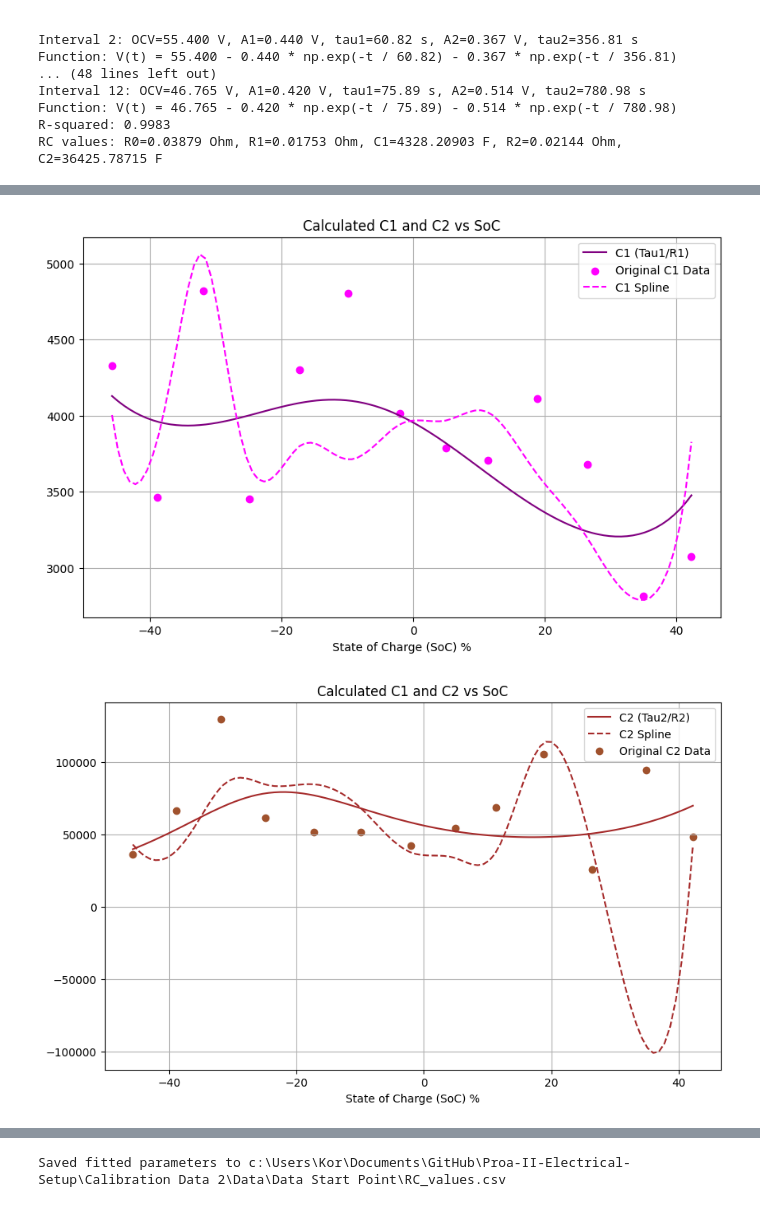
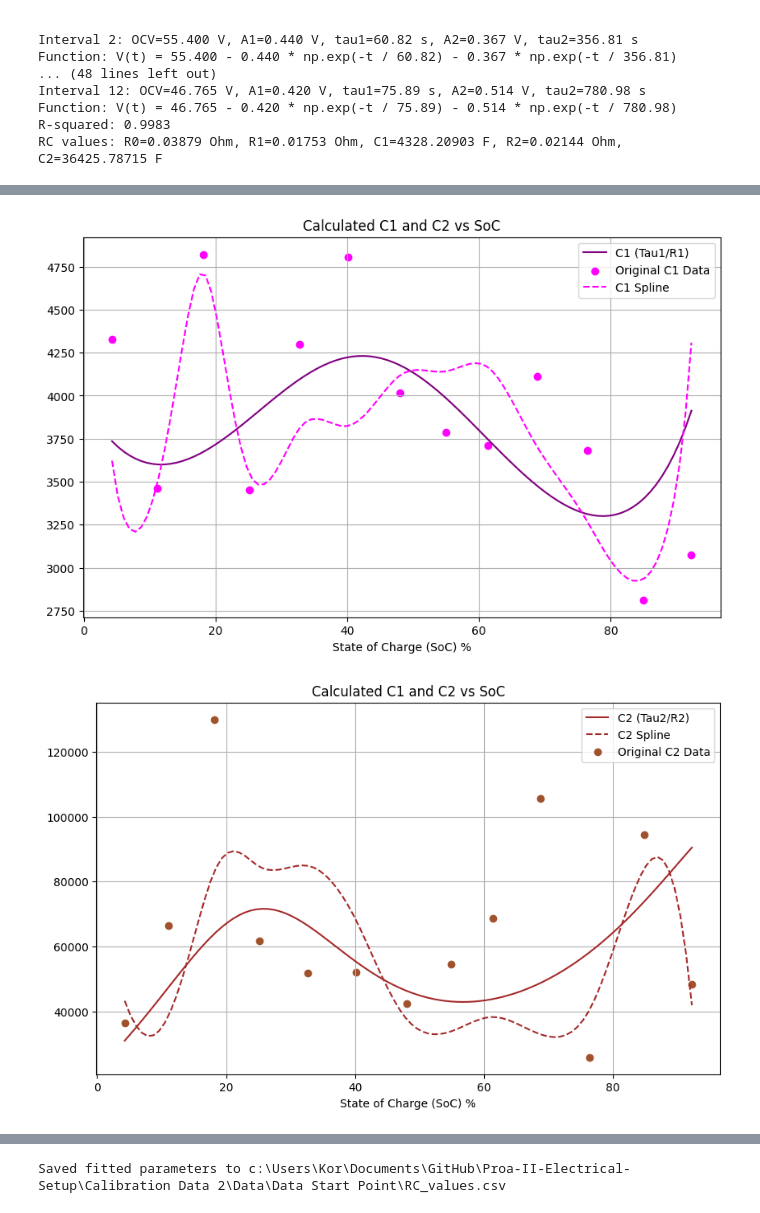
Before and after one commit to Inverated/Proa-II-Electrical-Setup, a Jupyter notebook: Calibration Data 2/Data/calibration_code/4.rc-curve-fit.ipynb, the cells around one changed output, grey strips where cells are left out. Saved outputs shown, nothing was run; the diff lists cells and outputs as text; code cells hidden in the pictures.

```diff
--- a/Calibration Data 2/Data/calibration_code/4.rc-curve-fit.ipynb
+++ b/Calibration Data 2/Data/calibration_code/4.rc-curve-fit.ipynb
@@ -231,18 +230,18 @@ r2_soc = []
 r0_index_to_drop = []
 r1_index_to_drop = []
 r2_index_to_drop = []
-for i in range(len(normalised_soc)):
+for i in range(len(fitted_params_list["SoC"])):
     if i not in r0_index_to_drop:
         r0_cleaned.append(fitted_params_list["r0"][i])
-        r0_soc.append(normalised_soc[i])
+        r0_soc.append(fitted_params_list["SoC"][i])
 
     if i not in r1_index_to_drop:
         r1_cleaned.append(fitted_params_list["r1"][i])
-        r1_soc.append(normalised_soc[i])
+        r1_soc.append(fitted_params_list["SoC"][i])
 
     if i not in r2_index_to_drop:
         r2_cleaned.append(fitted_params_list["r2"][i])
-        r2_soc.append(normalised_soc[i])
+        r2_soc.append(fitted_params_list["SoC"][i])
 # %%
 CENTER = 50 # Shift center of graph at 50% SoC to origin
 r_model = lambda x, a, b, c, d, e: a * (x - CENTER)**4 + b * (x - CENTER)**3 + c * (x - CENTER)**2 + d * (x - CENTER) + e
@@ -319,24 +317,24 @@ tau_1_soc = []
 
 tau_1_index_to_drop = [7]
 
-for i in range(len(normalised_soc)):
+for i in range(len(fitted_params_list["SoC"])):
     if i not in tau_1_index_to_drop:
         tau_1_cleaned.append(fitted_params_list["tau1"][i])
-        tau_1_soc.append(normalised_soc[i])
+        tau_1_soc.append(fitted_params_list["SoC"][i])
 
 t_model = lambda x, a, b, c: a * (x - CENTER)**4 + b * (x - CENTER)**2 + c
 tau_1_params, _ = curve_fit.curve_fit(t_model, tau_1_soc, tau_1_cleaned)
 print(f"Tau1 quartic fit parameters: {tau_1_params}")
 
-ori_r_squared = r_squared(np.array(normalised_soc), np.array(fitted_params_list["tau1"]), t_model, *tau_1_params)
+ori_r_squared = r_squared(np.array(fitted_params_list["SoC"]), np.array(fitted_params_list["tau1"]), t_model, *tau_1_params)
 filtered_r_squared = r_squared(np.array(tau_1_soc), np.array(tau_1_cleaned), t_model, *tau_1_params)
 print(f"R-squared for Tau1 fit: {filtered_r_squared:.4f} (original data R-squared: {ori_r_squared:.4f})")
-x_linespace = np.linspace(min(normalised_soc), max(normalised_soc), 100)
+x_linespace = np.linspace(min(fitted_params_list["SoC"]), max(fitted_params_list["SoC"]), 100)
 
 plt.figure(figsize=(10, 6))
 plt.scatter(tau_1_soc, tau_1_cleaned, label='Tau1 Data', color='red')
 plt.plot(x_linespace, t_model(x_linespace, *tau_1_params), label='Tau1 Fit', color='red')
-plt.scatter(normalised_soc, fitted_params_list["tau1"], color='red', marker='x', label='Original Tau1 Data')
+plt.scatter(fitted_params_list["SoC"], fitted_params_list["tau1"], color='red', marker='x', label='Original Tau1 Data')
 
 plt.title('Tau1 vs SoC')
 plt.xlabel('State of Charge (SoC) %')
@@ -351,26 +349,26 @@ R-squared for Tau1 fit: 0.4899 (original data R-squared: 0.2974)
 tau_2_cleaned = []
 tau_2_soc = []
 
-tau_2_index_to_drop = [1]
+tau_2_index_to_drop = [3]
 
-for i in range(len(normalised_soc)):
+for i in range(len(fitted_params_list["SoC"])):
     if i not in tau_2_index_to_drop:
         tau_2_cleaned.append(fitted_params_list["tau2"][i])
-        tau_2_soc.append(normalised_soc[i])
+        tau_2_soc.append(fitted_params_list["SoC"][i])
 
 t_model = lambda x, a, b, c: a * (x - CENTER)**4 + b * (x - CENTER)**2 + c
 tau_2_params, _ = curve_fit.curve_fit(t_model, tau_2_soc, tau_2_cleaned)
 print(f"Tau2 quadratic fit parameters: {tau_2_params}")
 
 print(f"R-squared for Tau2 fit: {r_squared(np.array(tau_2_soc), np.array(tau_2_cleaned), t_model, *tau_2_params):.4f}")
-print(f"R-squared for original Tau2 data: {r_squared(np.array(normalised_soc), np.array(fitted_params_list['tau2']), t_model, *tau_2_params):.4f}")
-x_linespace = np.linspace(min(normalised_soc), max(normalised_soc), 100)
+print(f"R-squared for original Tau2 data: {r_squared(np.array(fitted_params_list["SoC"]), np.array(fitted_params_list['tau2']), t_model, *tau_2_params):.4f}")
+x_linespace = np.linspace(min(fitted_params_list["SoC"]), max(fitted_params_list["SoC"]), 100)
 
 plt.figure(figsize=(10, 6))
 
 plt.scatter(tau_2_soc, tau_2_cleaned, label='Tau2 Data', color='green')
 plt.plot(x_linespace, t_model(x_linespace, *tau_2_params), label='Tau2 Fit', color='green')
-plt.scatter(normalised_soc, fitted_params_list["tau2"], color='green', marker='x', label='Original Tau2 Data')
+plt.scatter(fitted_params_list["SoC"], fitted_params_list["tau2"], color='green', marker='x', label='Original Tau2 Data')
 plt.title('Tau2 vs SoC')
 plt.xlabel('State of Charge (SoC) %')
 plt.legend()
@@ -384,5 +382,5 @@ R-squared for original Tau2 data: 0.1073
 # %%
-soc_range = np.linspace(min(normalised_soc), max(normalised_soc), 100)
+soc_range = np.linspace(min(fitted_params_list["SoC"]), max(fitted_params_list["SoC"]), 100)
 
 tau_1_smooth = t_model(soc_range, *tau_1_params)
 r1_smooth = r_model(soc_range, *r1_params)
@@ -395,7 +393,7 @@ c1_spline = tau_1_smooth / r1_spline_smooth
 
 plt.figure(figsize=(10, 6))
 plt.plot(soc_range, c1, label='C1 (Tau1/R1)', color='purple')
-plt.scatter(normalised_soc, fitted_params_list["c1"], label='Original C1 Data', color='magenta', marker='o')
+plt.scatter(fitted_params_list["SoC"], fitted_params_list["c1"], label='Original C1 Data', color='magenta', marker='o')
 plt.plot(soc_range, c1_spline, label='C1 Spline', color='magenta', linestyle='--')
 plt.title('Calculated C1 and C2 vs SoC')
 plt.xlabel('State of Charge (SoC) %')
@@ -403,28 +401,28 @@ plt.legend()
 plt.grid()
 plt.show()
 # %% [output]
-[figure, old version]
+[figure, new version]
 # %%
-soc_range = np.linspace(min(normalised_soc), max(normalised_soc), 100)
+soc_range = np.linspace(min(fitted_params_list["SoC"]), max(fitted_params_list["SoC"]), 100)
 
 tau_2_smooth = t_model(soc_range, *tau_2_params)
 r2_smooth = r_model(soc_range, *r2_params)
 
 tau_2_spline = make_interp_spline(np.flip(tau_2_soc), np.flip(tau_2_cleaned), k=3)
 tau_2_spline_smooth = tau_2_spline(soc_range)
 c2 = tau_2_smooth / r2_smooth
 
 plt.figure(figsize=(10, 6))
 plt.plot(soc_range, c2, label='C2 (Tau2/R2)', color='brown')
 plt.plot(soc_range, tau_2_spline_smooth / r2_smooth, label='C2 Spline', color='brown', linestyle='--')
-plt.scatter(normalised_soc, fitted_params_list["c2"], label='Original C2 Data', color='sienna', marker='o')
+plt.scatter(fitted_params_list["SoC"], fitted_params_list["c2"], label='Original C2 Data', color='sienna', marker='o')
 plt.title('Calculated C1 and C2 vs SoC')
 plt.xlabel('State of Charge (SoC) %')
 plt.legend()
 plt.grid()
 plt.show()
 # %% [output]
-[figure, old version]
+[figure, new version]
 # %%
 c1_cleaned = []
 c1_soc = []
```
Also changed, not shown: parts of 13 cells of this notebook, 13 other files.
